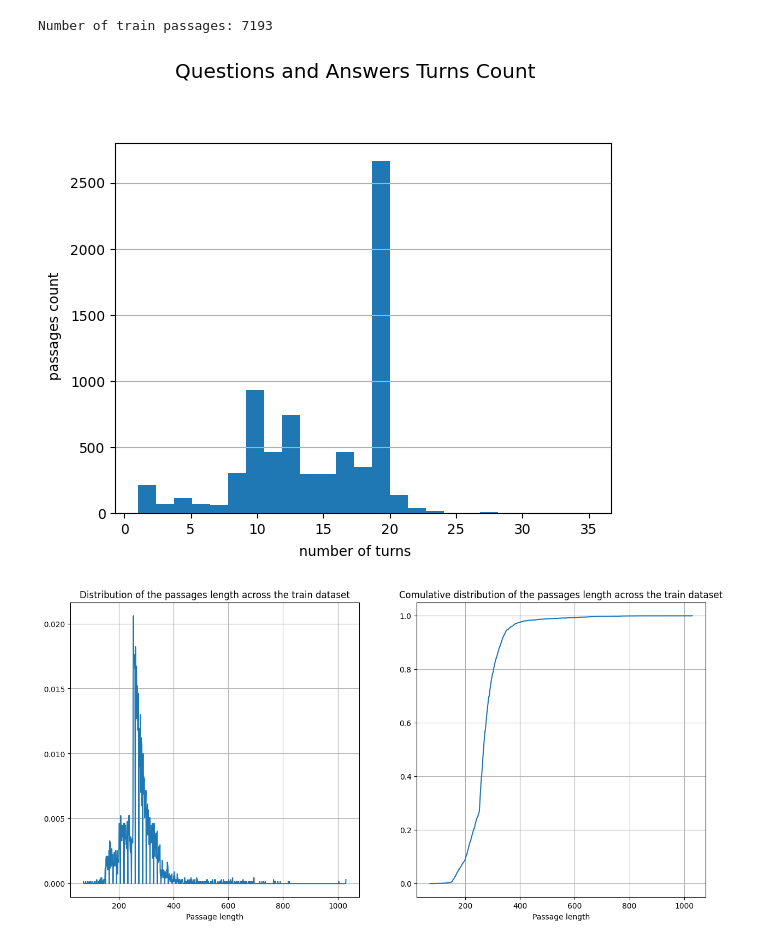
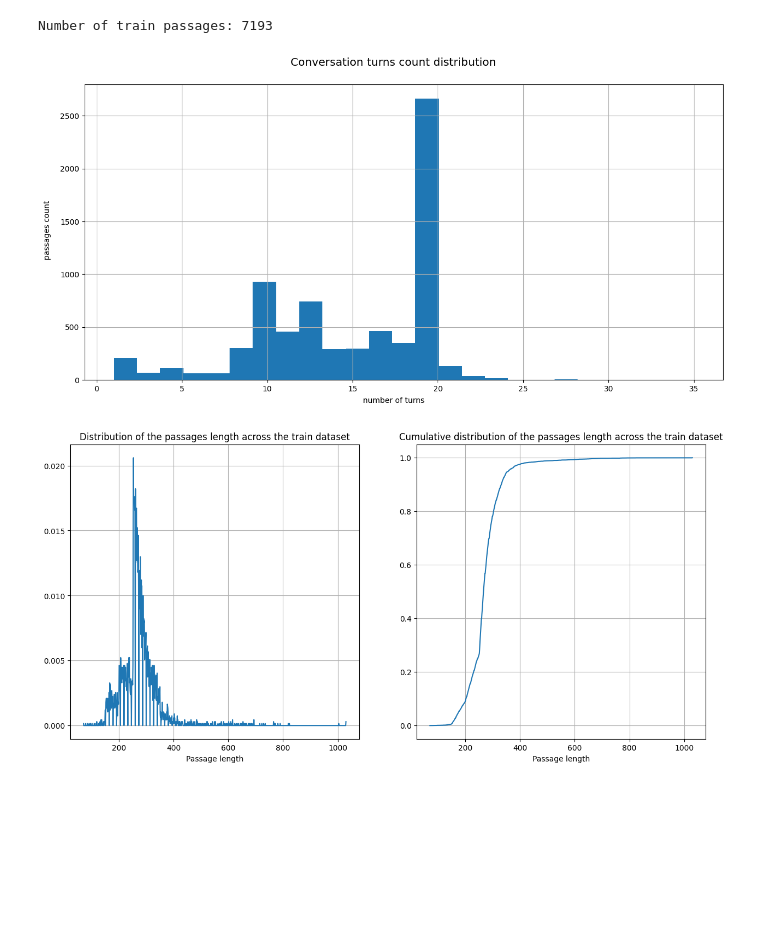
Before and after one commit to RiccardoSpolaor/Question-Answering, a Jupyter notebook: main_trainer_redone.ipynb, the cells around one changed output. Saved outputs shown, nothing was run; the diff lists cells and outputs as text; code cells hidden in the pictures; blank space fills up the shorter version.

Commit message:
Refactor `main_trainer_redone.py`
- Add python modules for code readability;
- Clean-up `main_trainer_redone.py` code.

```diff
--- a/main_trainer_redone.ipynb
+++ b/main_trainer_redone.ipynb
@@ -75,36 +64,4 @@ download_data(data_path='coqa', url_path=train_url, suffix='train')
 # Test data
 test_url = "https://nlp.stanford.edu/data/coqa/coqa-dev-v1.0.json"
 download_data(data_path='coqa', url_path=test_url, suffix='test')  # <-- Why test? See next slides for an answer!
-# %%
-def get_dataframe(json_path: str):
-    def create_history(row: pd.Series):
-        history = []
-        max_turn = row['question_turn_id'] - 1
-        for i, (q, a) in enumerate(zip(row['questions'], row['answers'])):
-            if i >= max_turn:
-                break
-            if a['input_text'] != 'unknown':
-                history += [q['input_text'], a['input_text']]
-        return history
-
-    with open(json_path, 'r') as j:
-        data = json.loads(j.read())['data']
-
-        questions_df = pd.json_normalize(data, record_path='questions', meta=['id'], record_prefix='question_')
-        answers_df = pd.json_normalize(data, record_path='answers', record_prefix='answer_')
-
-        passages_df = pd.json_normalize(data, max_level=0)
-        # passages_df.drop(['questions', 'answers'], axis=1, inplace=True)
-        if 'additional_answers' in passages_df:
-            passages_df.drop('additional_answers', axis=1, inplace=True)
-
-        questions_and_answers_df = pd.concat([questions_df, answers_df], axis=1, join='inner')
-
-        df = passages_df.merge(questions_and_answers_df, on='id')
-
-        df['history'] = df.apply(create_history, axis=1)
-
-        df.drop(['questions', 'answers'], axis=1, inplace=True)
-
-        return df.reset_index(drop=True)
 # %%
@@ -159 +117,8 @@ refactor_turn_columns(test_df)
+# %%
+# Rename columns `question_turn_id` and `answer_turn_id` into a singular `turn_id` column since they are equal
+refactor_turn_id_columns = lambda df: \
+    df.drop('question_turn_id', axis=1).rename(columns = {'answer_turn_id': 'turn_id'})
+
+train_df = refactor_turn_id_columns(train_df)
+test_df = refactor_turn_id_columns(test_df)
 # %%
@@ -199,20 +165,3 @@ grouped_train_df = train_df.groupby(by=['id'])
 print(f'Number of train passages: {len(grouped_train_df)}')
 # %% [output]
 Number of train passages: 7193
-# %%
-import matplotlib.pyplot as plt
-
-fig, axes = plt.subplots(nrows=1, ncols=1, sharex=True, sharey=True)
-
-# drop sharex, sharey, layout & add ax=axes
-grouped_train_df['turn_id'].count().hist(bins=25, ax= axes)
-
-axes.grid(axis='x')
-
-# set title and axis labels
-plt.suptitle('Questions and Answers Turns Count', x=0.5, y=1.05, ha='center', fontsize='x-large')
-fig.text(0.5, 0.02, 'number of turns', ha='center')
-fig.text(0.02, 0.5, 'passages count', va='center', rotation='vertical')
-plt.show()
-# %% [output]
-[figure, removed]
@@ -248,3 +168,8 @@ def plot_passage_length_analysis(passages: pd.Series):
+# %%
+from utils.dataset_analisys import *
+plot_converstion_length_distribution(grouped_train_df)
+# %% [output]
+[figure, added]
 # %%
 plot_passage_length_analysis(grouped_train_df.story.unique())
 # %% [output]
```
Also changed, not shown: parts of 23 cells of this notebook, 4 other files.
